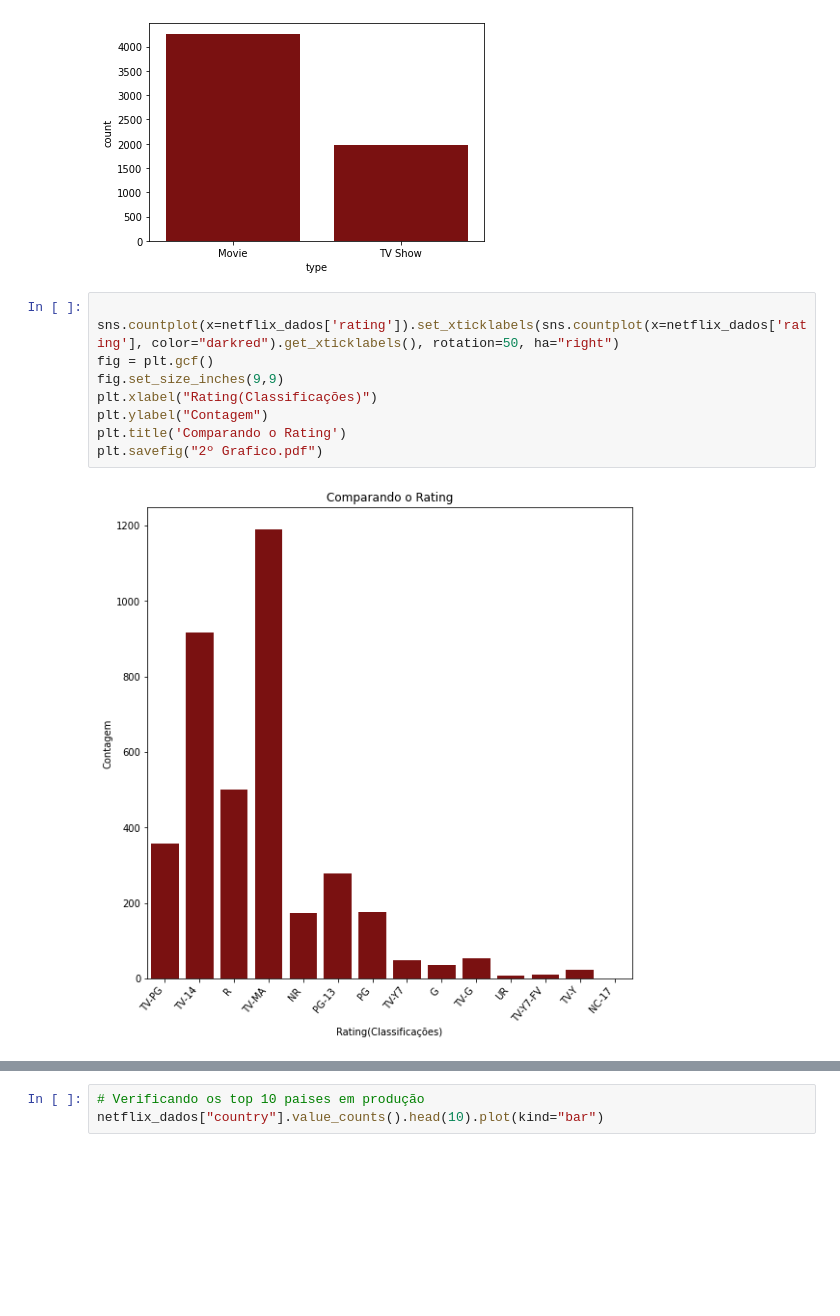
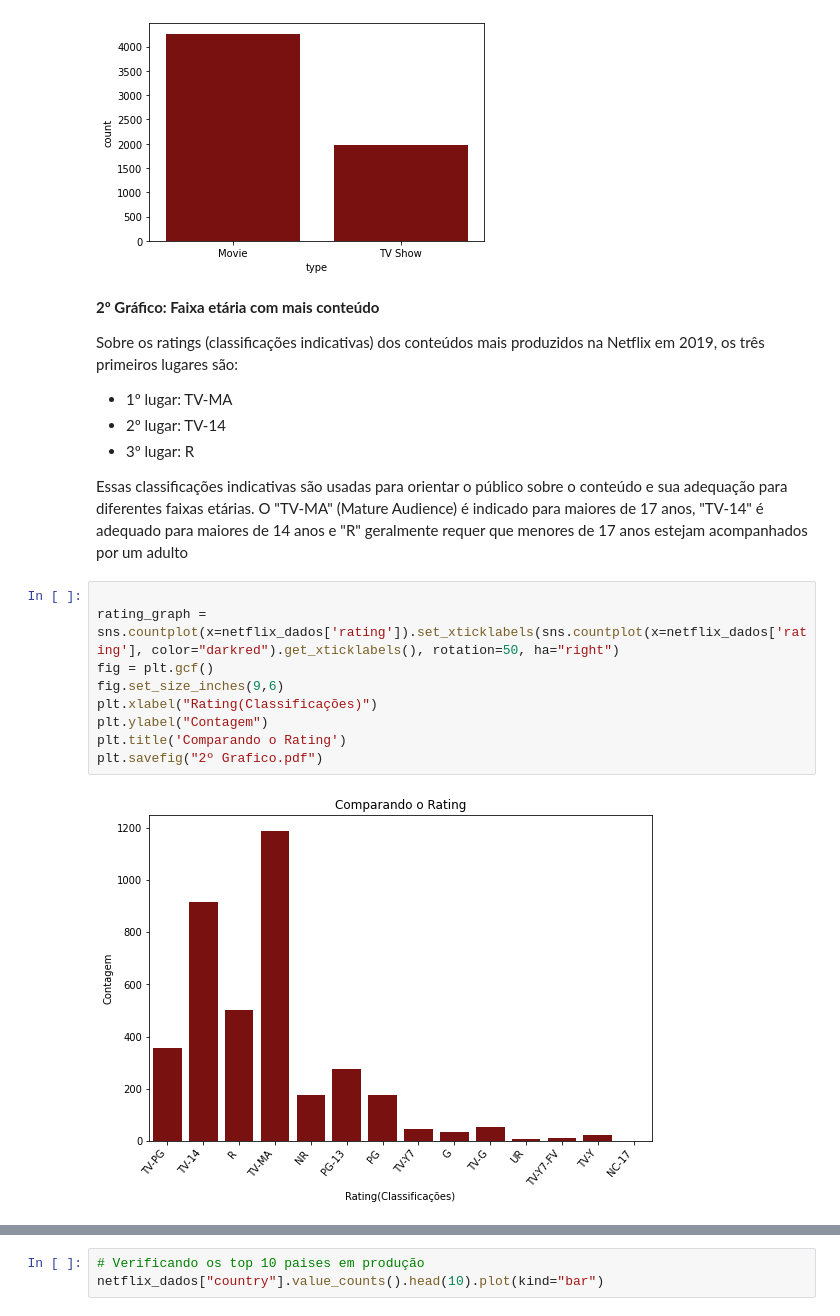
Before and after one commit to Hugox96/Netfliz_Python, a Jupyter notebook: Netflix.ipynb, the cells around one changed output, grey strips where cells are left out. Drawn from its saved outputs; the diff is of its cells as text; blank space fills up the shorter version.

```diff
--- a/Netflix.ipynb
+++ b/Netflix.ipynb
@@ -142,15 +144,25 @@ sns.countplot(x="type", data = data, color='darkred')
 plt.show()
 # %% [output]
 [figure]
+# %% [markdown]
+**2º Gráfico: Faixa etária com mais conteúdo**
+
+Sobre os ratings (classificações indicativas) dos conteúdos mais produzidos na Netflix em 2019, os três primeiros lugares são:
+
+* 1º lugar: TV-MA
+* 2º lugar: TV-14
+* 3º lugar: R
+
+Essas classificações indicativas são usadas para orientar o público sobre o conteúdo e sua adequação para diferentes faixas etárias. O "TV-MA" (Mature Audience) é indicado para maiores de 17 anos, "TV-14" é adequado para maiores de 14 anos e "R" geralmente requer que menores de 17 anos estejam acompanhados por um adulto
 # %%
 
-sns.countplot(x=netflix_dados['rating']).set_xticklabels(sns.countplot(x=netflix_dados['rating'], color="darkred").get_xticklabels(), rotation=50, ha="right")
+rating_graph = sns.countplot(x=netflix_dados['rating']).set_xticklabels(sns.countplot(x=netflix_dados['rating'], color="darkred").get_xticklabels(), rotation=50, ha="right")
 fig = plt.gcf()
-fig.set_size_inches(9,9)
+fig.set_size_inches(9,6)
 plt.xlabel("Rating(Classificações)")
 plt.ylabel("Contagem")
 plt.title('Comparando o Rating')
 plt.savefig("2º Grafico.pdf")
 # %% [output]
-[figure, old version]
+[figure, new version]
 # %%
```
Also changed, not shown: parts of 4 cells of this notebook, 3 other files.
